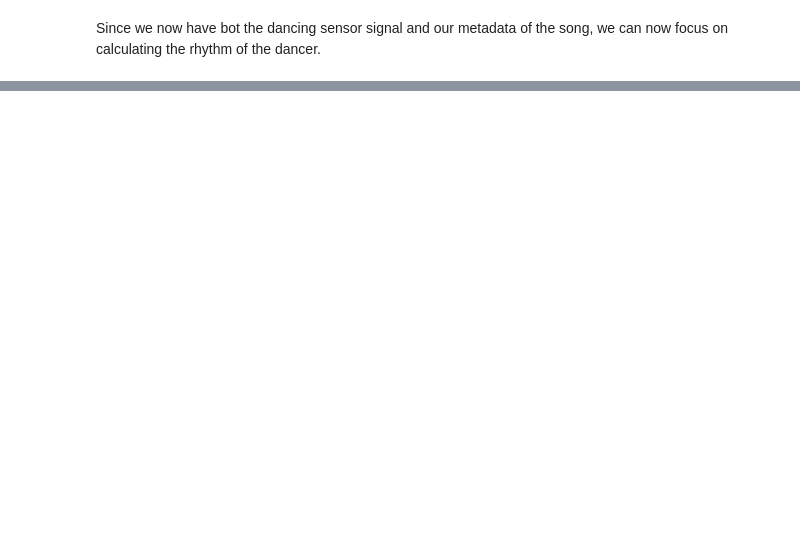
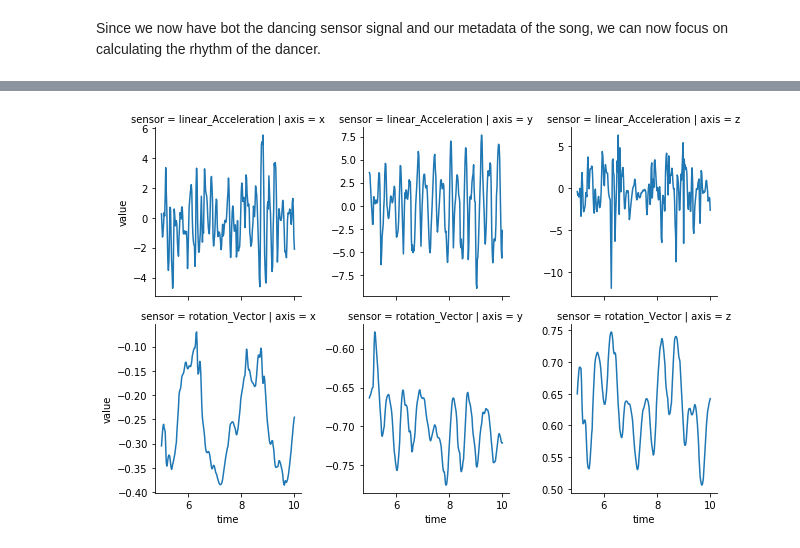
Before and after one commit to tuesd4y/music-enjoyment, a Jupyter notebook: analysis/notebooks/analysis.ipynb, the cells around one changed output, grey strips where cells are left out. Drawn from its saved outputs; the diff is of its cells as text; code cells hidden in the pictures; blank space fills up the shorter version.

```diff
--- a/analysis/notebooks/analysis.ipynb
+++ b/analysis/notebooks/analysis.ipynb
@@ -253,0 +290,22 @@ df
+# %%
+# from second, to second
+start = 5
+end = 10
+
+
+start = start * 1000
+end = end * 1000
+
+# some more plots...
+melted_dance = pd.melt(dance[(dance.time >= start) & (dance.time <= end)], id_vars=['timestamp', 'time'], value_vars=all_axis)
+def split_sensor_to_sensor_and_axis(col: str):
+    l= col.split(sep = '.')
+    return l[0], l[1]
+melted_dance['sensor'], melted_dance['axis'] = zip(*melted_dance['variable'].apply(split_sensor_to_sensor_and_axis))
+melted_dance['time'] = melted_dance['time'].divide(1000)
+g = sns.FacetGrid(data = melted_dance, row = 'sensor', col = 'axis', sharey=False)
+g = g.map(plt.plot, 'time', 'value')
+plt.savefig('facetgrid.png')
+plt.show()
+# %% [output]
+[figure, added]
```
Also changed, not shown: parts of 7 cells of this notebook, 2 other files.
